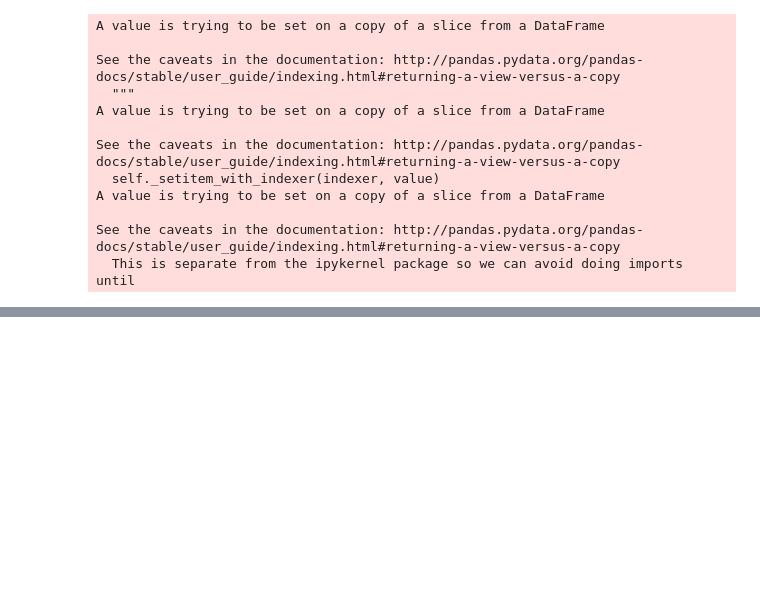
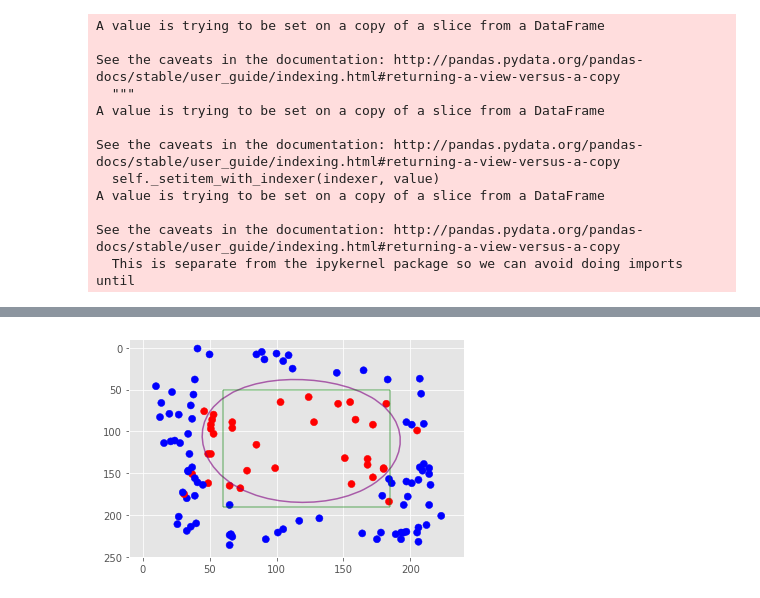
Before and after one commit to 2020-Computer-Vision/Classification, a Jupyter notebook: SVM/SVM.ipynb, the cells around one changed output, grey strips where cells are left out. Cells and saved outputs as stored; diff of their text form; code cells hidden in the pictures; blank space fills up the shorter version.

```diff
--- a/SVM/SVM.ipynb
+++ b/SVM/SVM.ipynb
@@ -145,0 +78,3 @@ plot_SVM()
+# %%
+clf = SVR(gamma='scale', C=1.0, epsilon=0.2)
+clf.fit(vec, label)
@@ -145,0 +84,4 @@ plot_SVM()
+# %%
+clf = svm.SVC(gamma='scale', cache_size=7000, kernel='rbf')
+# %%
+clf.fit(vec, label)
@@ -145,0 +119,36 @@ plot_SVM()
+# %%
+def plot_svc_decision_function(model, ax=None, plot_support=True):
+    """Plot the decision function for a 2D SVC"""
+    if ax is None:
+        ax = plt.gca()
+    xlim = [-10, 240]
+    ylim = [250, -10]
+
+    # create grid to evaluate model
+    x = np.linspace(xlim[0], xlim[1], 30)
+    y = np.linspace(ylim[0], ylim[1], 30)
+    Y, X = np.meshgrid(y, x)
+    xy = np.vstack([X.ravel(), Y.ravel()]).T
+    P = model.decision_function(xy).reshape(X.shape)
+
+    # plot decision boundary and margins
+    ax.contour(X, Y, P, colors='purple',
+               levels=[0], alpha=0.6,
+               linestyles=['-'])
+
+    # plot support vectors
+    if plot_support:
+        ax.scatter(model.support_vectors_[:, 0],
+                   model.support_vectors_[:, 1],
+                   s=300, linewidth=1, facecolors='none');
+    ax.set_xlim(xlim)
+    ax.set_ylim(ylim)
+    ax.hlines(y=50, xmin=60, xmax=185, linewidth=2, color='g', alpha = 0.3)
+    ax.hlines(y=190, xmin=60, xmax=185, linewidth=2, color='g', alpha = 0.3)
+    ax.vlines(x=60, ymin=50, ymax=190, linewidth=2, color='g', alpha = 0.3)
+    ax.vlines(x=185, ymin=50, ymax=190, linewidth=2, color='g', alpha = 0.3)
+# %%
+plt.scatter(vec[:, 0], vec[:, 1], c=label, s=50, cmap='bwr')
+plot_svc_decision_function(clf)
+# %% [output]
+[figure, added]
```
Also changed, not shown: parts of 18 cells of this notebook.
